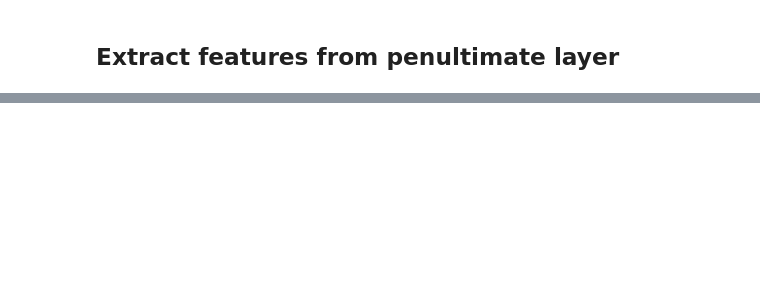
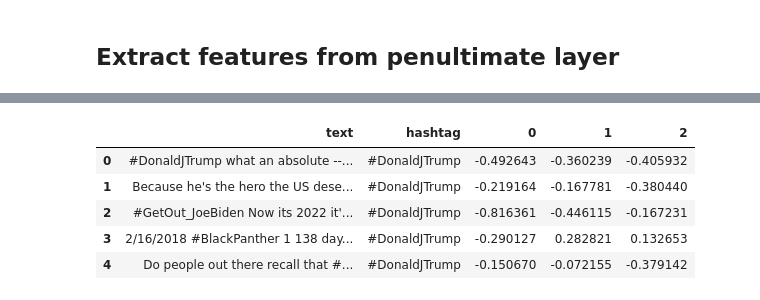
Before and after one commit to IGM-Students/twitter-emotion-visualization, a Jupyter notebook: features_extraction/feature_extractions.ipynb, the cells around one changed output, grey strips where cells are left out. Cells and saved outputs as stored; diff of their text form; code cells hidden in the pictures; blank space fills up the shorter version.

```diff
--- a/features_extraction/feature_extractions.ipynb
+++ b/features_extraction/feature_extractions.ipynb
@@ -87,0 +180,6 @@ FEATS = (np.exp(FEATS)/np.exp(FEATS).sum(-1,keepdims=True))
+# %%
+pca2 = PCA(n_components=3)
+
+principalComponents2 = pca2.fit_transform(standarizedFeatures)
+
+pd.DataFrame(data = principalComponents2).head()
@@ -87,0 +195,7 @@ FEATS = (np.exp(FEATS)/np.exp(FEATS).sum(-1,keepdims=True))
+# %%
+# Scale data between -1 and 1
+principalComponents = pd.DataFrame(data = principalComponents)
+scaler = MinMaxScaler(feature_range=(-1, 1))
+principalComponents = pd.DataFrame(data = scaler.fit_transform(principalComponents))
+
+principalComponents.head()
@@ -87,0 +209,5 @@ FEATS = (np.exp(FEATS)/np.exp(FEATS).sum(-1,keepdims=True))
+# %%
+principalComponents2 = pd.DataFrame(data = principalComponents2)
+principalComponents2 = pd.DataFrame(data = scaler.fit_transform(principalComponents2))
+
+principalComponents2.head()
@@ -87,0 +224,8 @@ FEATS = (np.exp(FEATS)/np.exp(FEATS).sum(-1,keepdims=True))
+# %%
+# for i in range(principalComponents.shape[1]):
+#     principalComponents[:,i] = min_max_scaling(principalComponents[:,i])
+
+
+pred_texts = pd.concat([pred_texts, hashtags_col], axis=1)
+finalData = pd.concat([pred_texts, principalComponents], axis=1)
+finalData.head()
@@ -87,0 +239,13 @@ FEATS = (np.exp(FEATS)/np.exp(FEATS).sum(-1,keepdims=True))
+# %%
+# for i in range(principalComponents2.shape[1]):
+#     principalComponents2[:,i] = min_max_scaling(principalComponents2[:,i])
+
+finalData2 = pd.concat([pred_texts, principalComponents2], axis=1)
+finalData2.head()
+# %% [output]
+|  | text | hashtag | 0 | 1 | 2 |
+| 0 | #DonaldJTrump what an absolute --... | #DonaldJTrump | -0.492643 | -0.360239 | -0.405932 |
+| 1 | Because he's the hero the US dese... | #DonaldJTrump | -0.219164 | -0.167781 | -0.380440 |
+| 2 | #GetOut_JoeBiden Now its 2022 it'... | #DonaldJTrump | -0.816361 | -0.446115 | -0.167231 |
+| 3 | 2/16/2018 #BlackPanther 1 138 day... | #DonaldJTrump | -0.290127 | 0.282821 | 0.132653 |
+| 4 | Do people out there recall that #... | #DonaldJTrump | -0.150670 | -0.072155 | -0.379142 |
```
Also changed, not shown: parts of 26 cells of this notebook, 4 other files.
